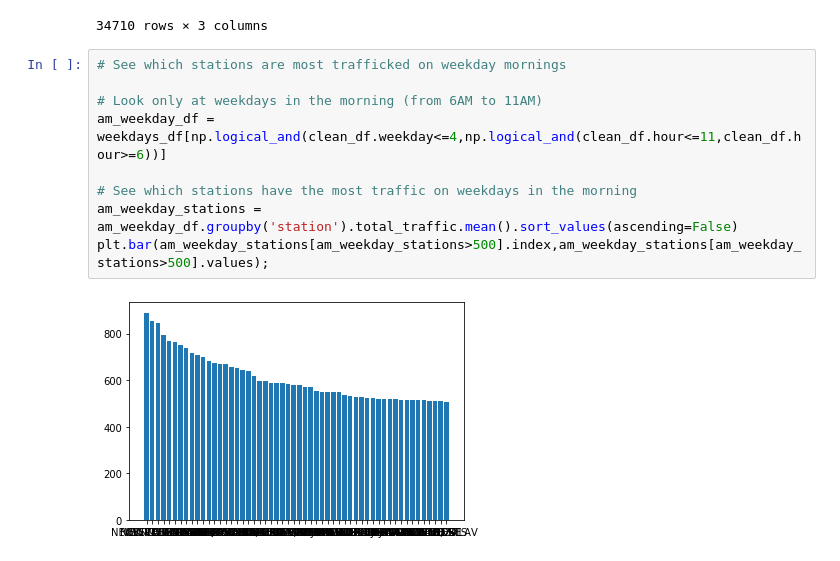
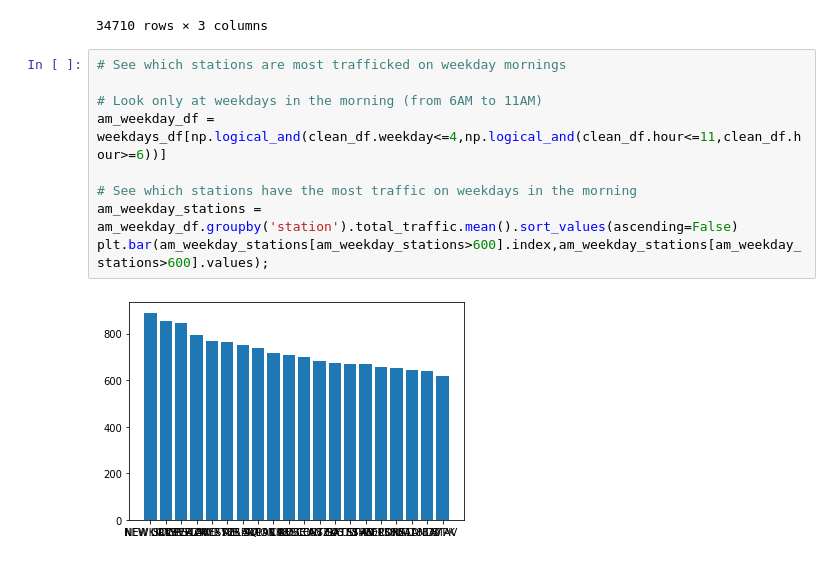
Before and after one commit to alisonglazer/metis_project_1, a Jupyter notebook: analysis_turnstile_data.ipynb, the cells around one changed output. Drawn from its saved outputs; the diff is of its cells as text.

```diff
--- a/analysis_turnstile_data.ipynb
+++ b/analysis_turnstile_data.ipynb
@@ -74,11 +74,11 @@ clean_df.groupby(['weekday','hour','station'])[['entry_counts','exit_counts','to
 # %%
 # See which stations are most trafficked on weekday mornings
 
 # Look only at weekdays in the morning (from 6AM to 11AM)
 am_weekday_df = weekdays_df[np.logical_and(clean_df.weekday<=4,np.logical_and(clean_df.hour<=11,clean_df.hour>=6))]
 
 # See which stations have the most traffic on weekdays in the morning
 am_weekday_stations = am_weekday_df.groupby('station').total_traffic.mean().sort_values(ascending=False)
-plt.bar(am_weekday_stations[am_weekday_stations>500].index,am_weekday_stations[am_weekday_stations>500].values);
+plt.bar(am_weekday_stations[am_weekday_stations>600].index,am_weekday_stations[am_weekday_stations>600].values);
 # %% [output]
-[figure, old version]
+[figure, new version]
```
Also changed, not shown: parts of 1 cell of this notebook.
